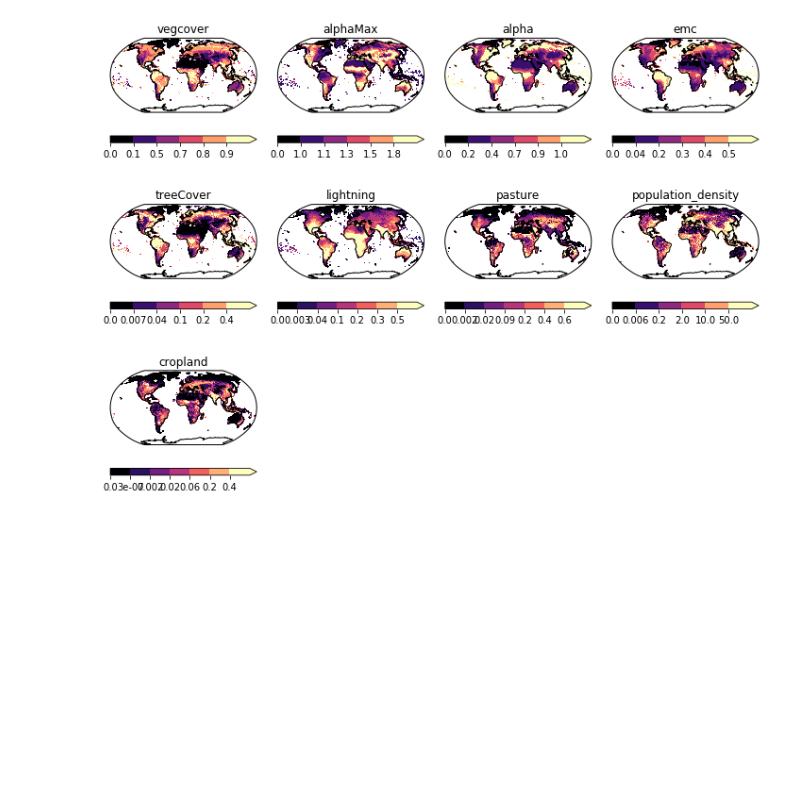
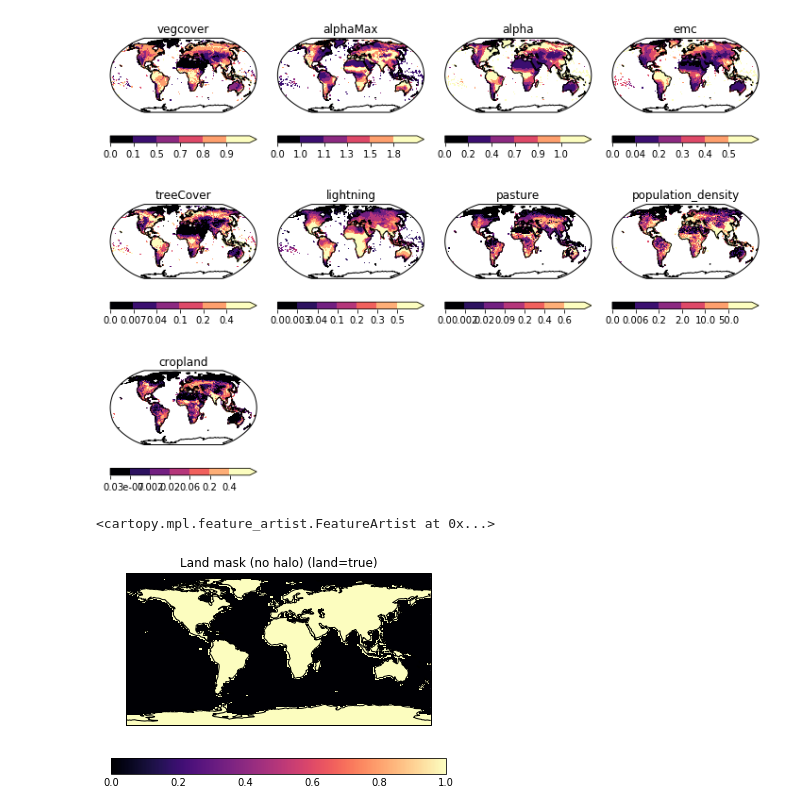
Before and after one commit to douglask3/UKESM-ConFire, a Jupyter notebook: notebooks/regrid_nc.ipynb, the cells around one changed output. Saved outputs shown, nothing was run; the diff lists cells and outputs as text; code cells hidden in the pictures; blank space fills up the shorter version.

```diff
--- a/notebooks/regrid_nc.ipynb
+++ b/notebooks/regrid_nc.ipynb
@@ -46,7 +47,9 @@ files = {'vegcover'           : 'vegcover2000-2014.nc',
          'population_density' : 'population_density2000-2014.nc',
          'cropland'           : 'cropland2000-2014.nc'}
 
-mask_file = { 'mask':'n96e_orca1_mask.nc'}
+# mask_file = { 'mask':'n96e_orca1_mask.nc'}
+# mask_file2 = {'mask':'2revised_n96_mask.nc'}
+mask_file2 = {'mask': 'no_t_n96_mask.nc'}
 # %%
 
 print(files.items())
@@ -76,12 +97,28 @@ print(input_data['vegcover'])
 # %%
 # This doesn't work because iris.cube_load doesn't understand the file as no caldener time is specified
+# Update: I've removed the time dimension and variable from the original masked NetCDF
+# (Shouldn't make a difference, since there was only one layer of time)
 
-#data = iris.load(dir + mask_file['mask'])
+data = iris.load_cube(dir + mask_file2['mask'])
+m_1 ={}
+m_1['mask'] = data
 
-# Instead try this:
-dataset = Dataset(dir + mask_file['mask'])
+print(m_1['mask'])
+
+# Remove time and surface variable:
+m = m_1['mask'][0,0,:,:]
+
+# --------
+
+# Instead try this if it doesn't work:
+#dataset = Dataset(dir + mask_file['mask'])
 
 # Look at dimensions (lat, lon) and variables (data)
-print(dataset.dimensions.keys())
-print(dataset.variables.keys())
+#print(dataset.dimensions.keys())
+#print(dataset.variables.keys())
+
+#lsm = dataset.variables['lsm'][:]
+#print(lsm.shape)
+
+# dataset.close()
 # %% [output]
@@ -112,3 +153,12 @@ for key, dat in input_data.items():
     plot_lonely_cube(dat, 3, 4, nd, cmap = 'magma', levels = None)
 # %% [output]
 [figure]
+# %%
+# Plotting lat, lon on mask
+
+iplt.contourf(m, cmap = 'magma')
+iris.quickplot.pcolormesh(m, cmap = 'magma')
+plt.gca().coastlines()
+# %% [output]
+<cartopy.mpl.feature_artist.FeatureArtist at 0x...>
+[figure, added]
```
Also changed, not shown: parts of 14 cells of this notebook.
